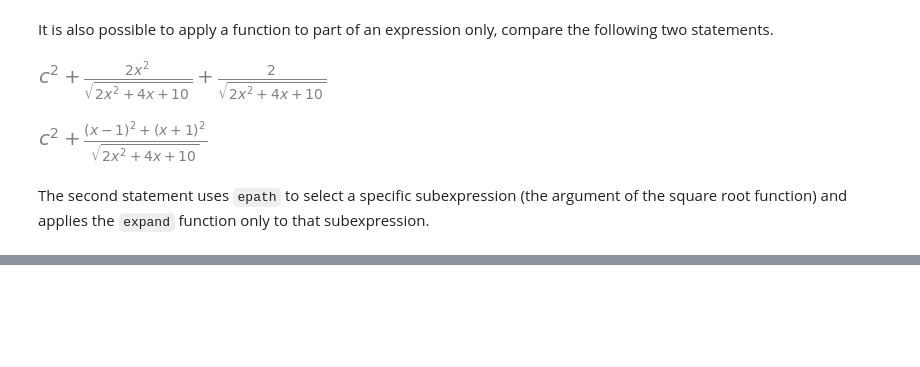
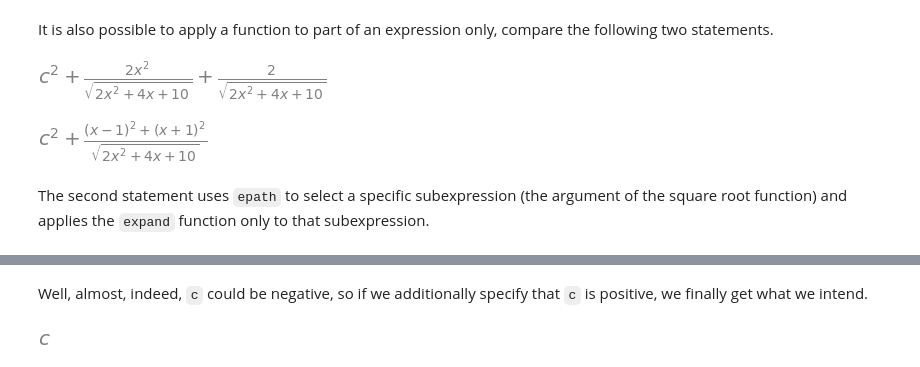
Before and after one commit to gjbex/Scientific-Python, a Jupyter notebook: source-code/sympy/sympy.ipynb, the cells around one changed output, grey strips where cells are left out. Saved outputs shown, nothing was run; the diff lists cells and outputs as text; code cells hidden in the pictures; blank space fills up the shorter version.

```diff
--- a/source-code/sympy/sympy.ipynb
+++ b/source-code/sympy/sympy.ipynb
@@ -756,0 +775,8 @@ The second statement uses `epath` to select a specific subexpression (the argume
+# %% [markdown]
+Well, almost, indeed, `c` could be negative, so if we additionally specify that `c` is positive, we finally get what we intend.
+# %%
+c = symbols('c', real=True, positive=True)
+expr = sqrt(c**2)
+expr.simplify()
+# %% [output]
+[figure, added]
```
Also changed, not shown: parts of 18 cells of this notebook.
